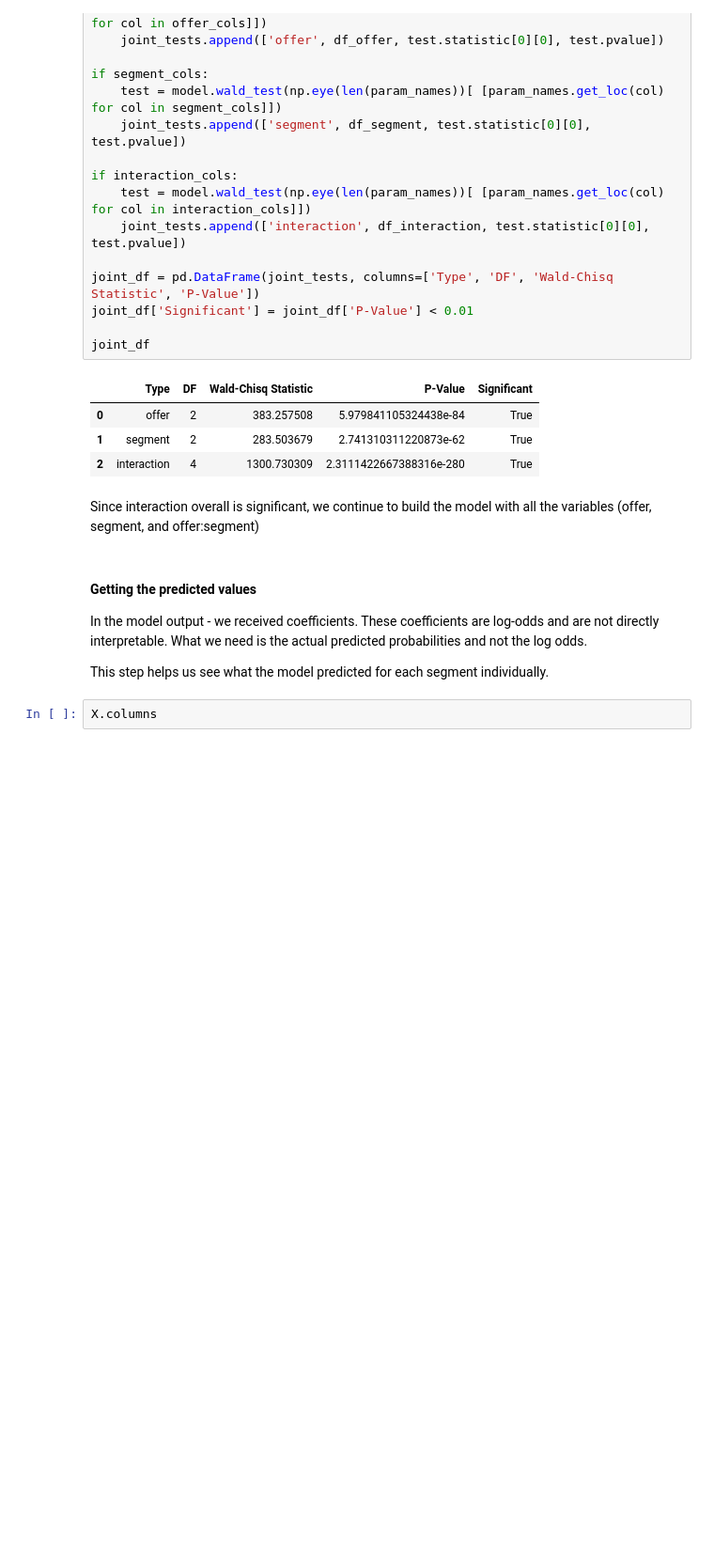
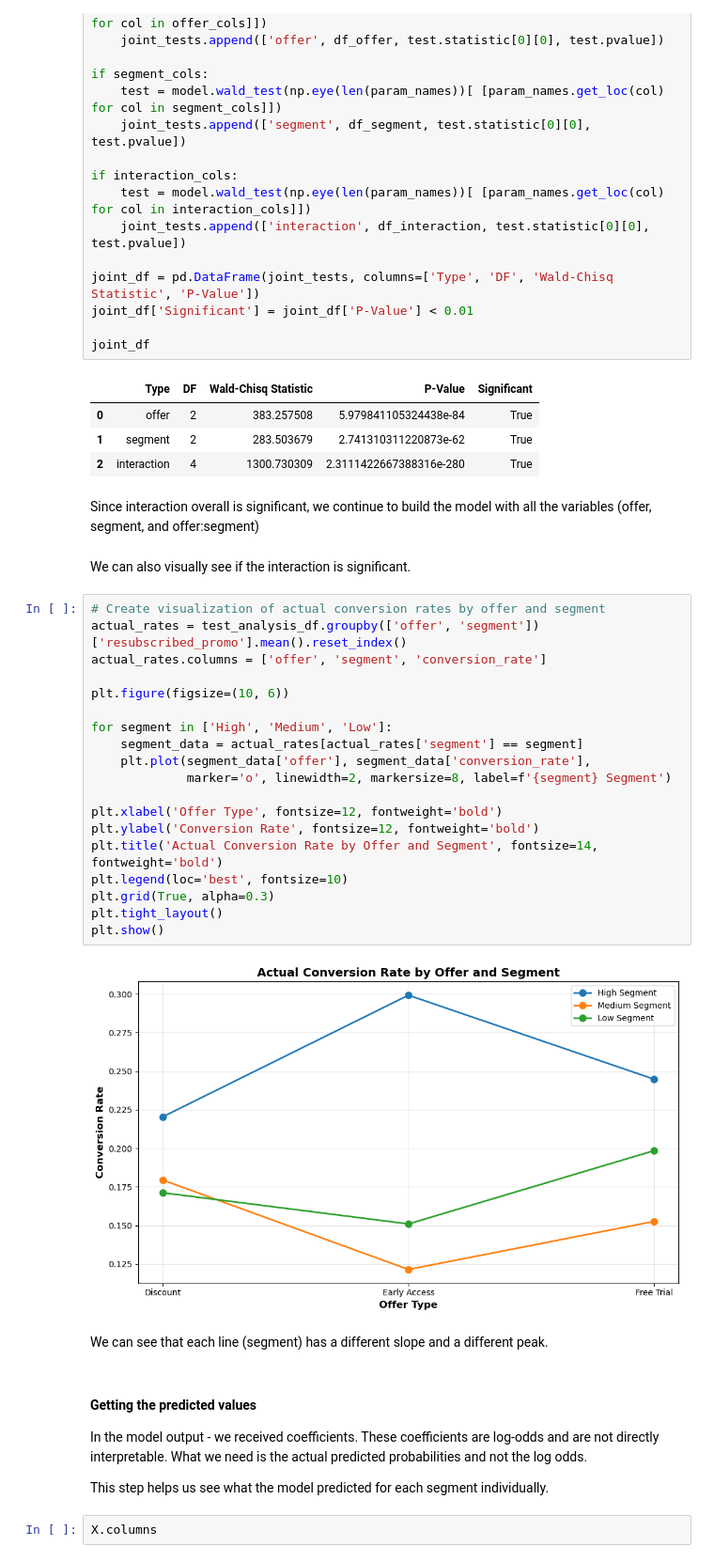
Before and after one commit to DivyaSharma0795/streaming-campaign-measurement, a Jupyter notebook: notebooks/03_Analysis.ipynb, the cells around one changed output. Shown at 94% size. Cells and saved outputs as stored; diff of their text form; blank space fills up the shorter version.

Commit message:
Test analysis

```diff
--- a/notebooks/03_Analysis.ipynb
+++ b/notebooks/03_Analysis.ipynb
@@ -510,6 +510,31 @@ joint_df
 | 2 | interaction | 4 | 1300.730309 | 2.3111422667388316e-280 | True |
 # %% [markdown]
 Since interaction overall is significant, we continue to build the model with all the variables (offer, segment, and offer:segment)
+# %% [markdown]
+We can also visually see if the interaction is significant.
+# %%
+# Create visualization of actual conversion rates by offer and segment
+actual_rates = test_analysis_df.groupby(['offer', 'segment'])['resubscribed_promo'].mean().reset_index()
+actual_rates.columns = ['offer', 'segment', 'conversion_rate']
+
+plt.figure(figsize=(10, 6))
+
+for segment in ['High', 'Medium', 'Low']:
+    segment_data = actual_rates[actual_rates['segment'] == segment]
+    plt.plot(segment_data['offer'], segment_data['conversion_rate'],
+             marker='o', linewidth=2, markersize=8, label=f'{segment} Segment')
+
+plt.xlabel('Offer Type', fontsize=12, fontweight='bold')
+plt.ylabel('Conversion Rate', fontsize=12, fontweight='bold')
+plt.title('Actual Conversion Rate by Offer and Segment', fontsize=14, fontweight='bold')
+plt.legend(loc='best', fontsize=10)
+plt.grid(True, alpha=0.3)
+plt.tight_layout()
+plt.show()
+# %% [output]
+[figure, added]
+# %% [markdown]
+We can see that each line (segment) has a different slope and a different peak.
 # %% [markdown]
 #### Getting the predicted values
 
```
Also changed, not shown: parts of 5 cells of this notebook.
